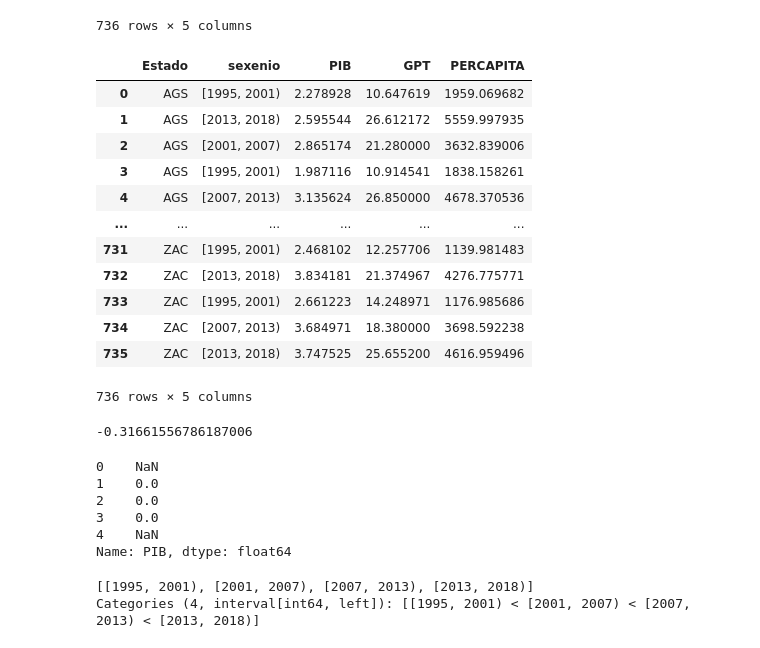
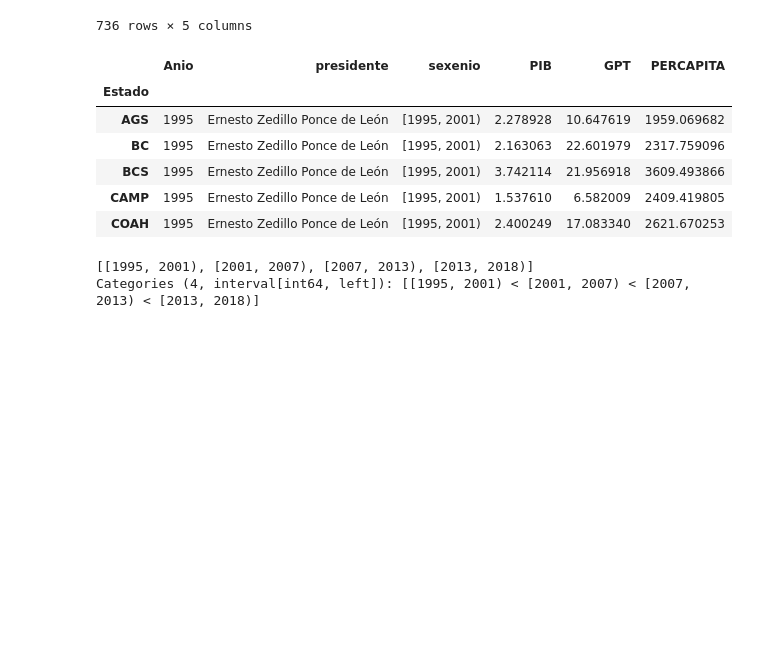
Before and after one commit to omgaldamez/finalWebSalud, a Jupyter notebook: dist/PY_GASTO.ipynb, the cells around one changed output. Drawn from its saved outputs; the diff is of its cells as text; code cells hidden in the pictures; blank space fills up the shorter version.

```diff
--- a/dist/PY_GASTO.ipynb
+++ b/dist/PY_GASTO.ipynb
@@ -213,47 +213,21 @@ gastoIES
 # %%
 presis = [
     "Ernesto Zedillo Ponce de León",
     "Vicente Fox Quesada",
     "Felipe Calderón Hinojosa",
     "Enrique Peña Nieto"]
 
 presidenteCol = pd.cut(gastoIES.Anio, bins=sexenios, precision=0, right=False, labels=presis)
 gastoIES.insert(1, "presidente", presidenteCol)
 gastoIES.head()
-Arrow=gastoIES
+# %% [output]
+|  | Anio | presidente | sexenio | PIB | GPT | PERCAPITA |
+| Estado |  |  |  |  |  |  |
+| AGS | 1995 | Ernesto Zedillo Ponce de León | [1995, 2001) | 2.278928 | 10.647619 | 1959.069682 |
+| BC | 1995 | Ernesto Zedillo Ponce de León | [1995, 2001) | 2.163063 | 22.601979 | 2317.759096 |
+| BCS | 1995 | Ernesto Zedillo Ponce de León | [1995, 2001) | 3.742114 | 21.956918 | 3609.493866 |
+| CAMP | 1995 | Ernesto Zedillo Ponce de León | [1995, 2001) | 1.537610 | 6.582009 | 2409.419805 |
+| COAH | 1995 | Ernesto Zedillo Ponce de León | [1995, 2001) | 2.400249 | 17.083340 | 2621.670253 |
-# %%
-Arrow
-pArrow=Arrow.drop(columns=["presidente","Anio"]).sort_values(by=["Estado"],ascending=True).reset_index()
-pArrow
-# %% [output]
-|  | Estado | sexenio | PIB | GPT | PERCAPITA |
-| 0 | AGS | [1995, 2001) | 2.278928 | 10.647619 | 1959.069682 |
-| 1 | AGS | [2013, 2018) | 2.595544 | 26.612172 | 5559.997935 |
-| 2 | AGS | [2001, 2007) | 2.865174 | 21.280000 | 3632.839006 |
-| 3 | AGS | [1995, 2001) | 1.987116 | 10.914541 | 1838.158261 |
-| 4 | AGS | [2007, 2013) | 3.135624 | 26.850000 | 4678.370536 |
-| ... | ... | ... | ... | ... | ... |
-| 731 | ZAC | [1995, 2001) | 2.468102 | 12.257706 | 1139.981483 |
-| 732 | ZAC | [2013, 2018) | 3.834181 | 21.374967 | 4276.775771 |
-| 733 | ZAC | [1995, 2001) | 2.661223 | 14.248971 | 1176.985686 |
-| 734 | ZAC | [2007, 2013) | 3.684971 | 18.380000 | 3698.592238 |
-| 735 | ZAC | [2013, 2018) | 3.747525 | 25.655200 | 4616.959496 |
-736 rows × 5 columns
-# %%
-resArrow=pArrow["PIB"][0]-pArrow["PIB"][1]
-resArrow
-# %% [output]
--0.31661556786187006
-# %%
-resArrow=pArrow["PIB"][0:4]-pArrow["PIB"][1:5]
-resArrow
-# %% [output]
-0    NaN
-1    0.0
-2    0.0
-3    0.0
-4    NaN
-Name: PIB, dtype: float64
 # %%
 gastoIES.sexenio.unique()
 # %% [output]
```
Also changed, not shown: parts of 8 cells of this notebook, 19 other files.
